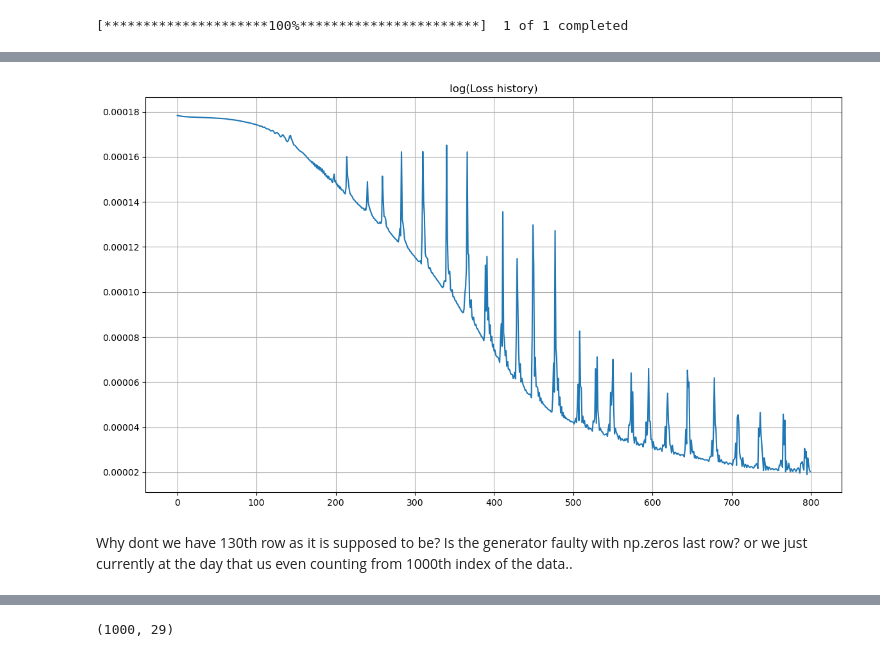
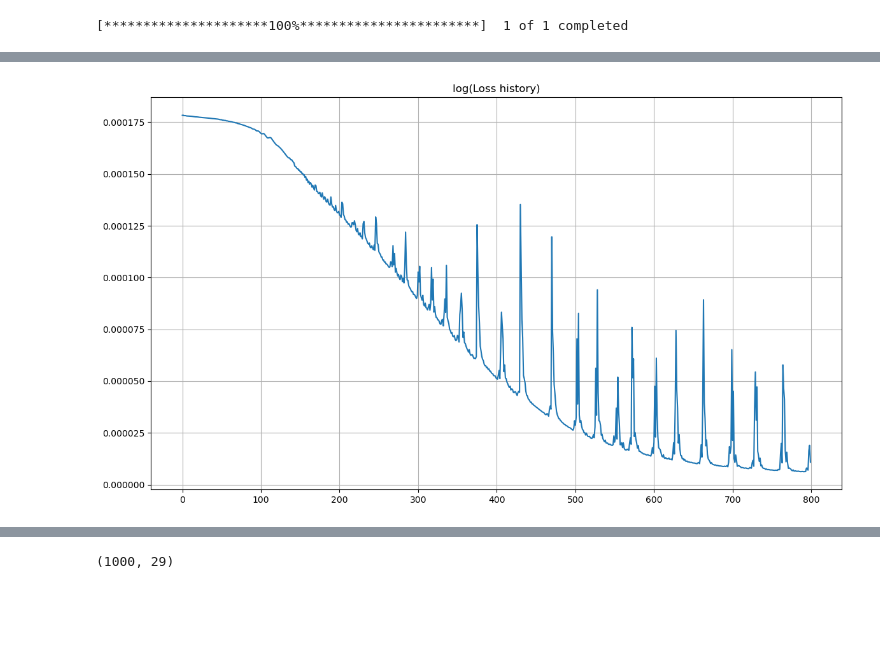
Before and after one commit to dminchev1/vmd-lstm, a Jupyter notebook: vmd_verify.ipynb, the cells around one changed output, grey strips where cells are left out. Drawn from its saved outputs; the diff is of its cells as text; code cells hidden in the pictures; blank space fills up the shorter version.

Commit message:
complete simulation result with IMFs organized into single dataset target log(spy_pct)

```diff
--- a/vmd_verify.ipynb
+++ b/vmd_verify.ipynb
@@ -115,10 +115,10 @@ class vmd_lstm:
             plt.tight_layout()
 
             plt.figure(figsize=(14,8))
-            plt.plot(y-reconstruct)
+            plt.plot(a-reconstruct)
             plt.title("Reconstruction error")
             plt.figure(figsize=(14,8))
-            plt.hist(y-reconstruct, bins='fd')
+            plt.hist(a-reconstruct, bins='fd')
 
         return modes.T, rmse, mape
 
@@ -182,4 +199,4 @@ y_total = spy_pct
 # %%
 y = y_total
-modes, _, _ = vmd_lstm.vmd(y, n_modes=50, alpha=15000, plot=True)
+modes, _, _ = vmd_lstm.vmd(y[:1000], n_modes=28, alpha=100, plot=True)
 # %% [output]
@@ -191,29 +218,48 @@ modes, _, _ = vmd_lstm.vmd(y, n_modes=50, alpha=15000, plot=True)
 
 ## Simulator
 collect = []
-index_end = list(range(1000, len(spy_pct), 2))
+index_end = list(range(1000, len(spy_pct), 1)) # index=1000 is the actual prediction
 # index_start = list(range())
 for i in index_end:
-    # Prepare slice for vmd
-    y = spy_pct[:i]
+    # Prepare slice for vmd (vmd require even numbers)
+    if (i%2) == 0:
+        y = spy_pct[0:i]
+    else:
+        y = spy_pct[1:i]
+
+    # Except when spy_pct goes t+1 (out of index at the end)
+    try:
+        y_1 = spy_pct[i+1]  # get actual target t+1 to compare with y_pred unseen
+    except:
+        y_1 = np.nan  # out of index == NaN
 
     # IMFs input data (vmd param search)
-    modes, _, _ = vmd_lstm.vmd(y, n_modes=10, alpha=15000, plot=False)  # n_modes=K, alpha=alpha
+    n_modes = 29
+    alpha = 50
+    modes, _, _ = vmd_lstm.vmd(y, n_modes=n_modes, alpha=alpha, plot=False)  # n_modes=K
 
+    # Prepare train data
     x_train, y_train = modes, y
-    x_test = np.concatenate([modes[-21:], [np.zeros(50)]])
     data_gen = vmd_lstm.train_data(x_train, y_train)
-    data_gen_dayahead = vmd_lstm.test_data(x_test)  # take y_total outside of the loop for comparison
 
     # Train (only initially)
     if i == 1000:
         model = vmd_lstm.lstm(data_gen, epochs=800, learning_rate=1e-4)
+    #     # Save trained model
+    #     param = "VMD{}-{}_LSTM800-1e4".format(n_modes, alpha)
+    #     model.save_weights('C:/Users/dminc/Desktop/vmd-lstm/saved_weights/{}'.format(param))
+    # # Load saved model
+    # model = model.load_weights('./saved_weights/')
 
     # # Pred seen data (optional)
     # y_pred, y_act = vmd_lstm.predict_train(data_gen)
 
-    # Pred unseen day ahead
-    step_ahead = model.predict(data_gen_dayahead)  # this will pred t+1 ex. y[1001] on first iter
-    collect.append([i, step_ahead])
+    # Prepare test data
+    x_test = np.concatenate([modes[-21:], [np.zeros(n_modes)]])  #22 rows in order to work with tf.tsgen(len=21)
+    data_gen_dayahead = vmd_lstm.test_data(x_test)  # take y_total outside of the loop for comparison
+
+    # Predict t+1
+    step_ahead = model.predict(data_gen_dayahead)  # this will pred t+1 == index(1000) !
+    collect.append([i, step_ahead, y_1])
 # %% [output]
 Epoch 1/800
@@ -236,4 +282,4 @@ Wall time: 14min 46s
-[figure, old version]
+[figure, new version]
 # %%
 collect_df = pd.DataFrame(collect)
 collect_df.to_csv("simulator_collect.csv")  # currently every second day in order to meet VMD criteria of even decomposition
@@ -244,2 +285,0 @@ simulator_result.y_index += 1  # this is double checked and it is correct!
-# %% [markdown]
-Why dont we have 130th row as it is supposed to be? Is the generator faulty with np.zeros last row? or we just currently at the day that us even counting from 1000th index of the data..
```
Also changed, not shown: parts of 16 cells of this notebook.
